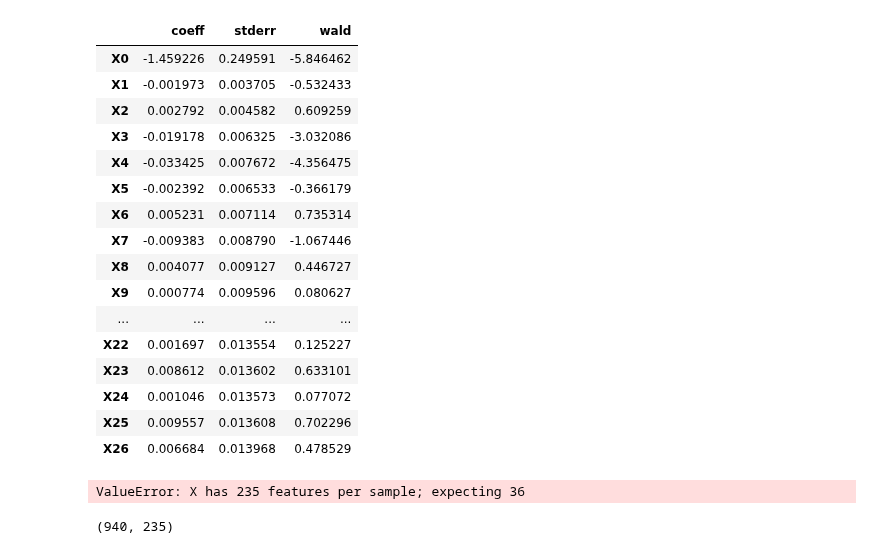
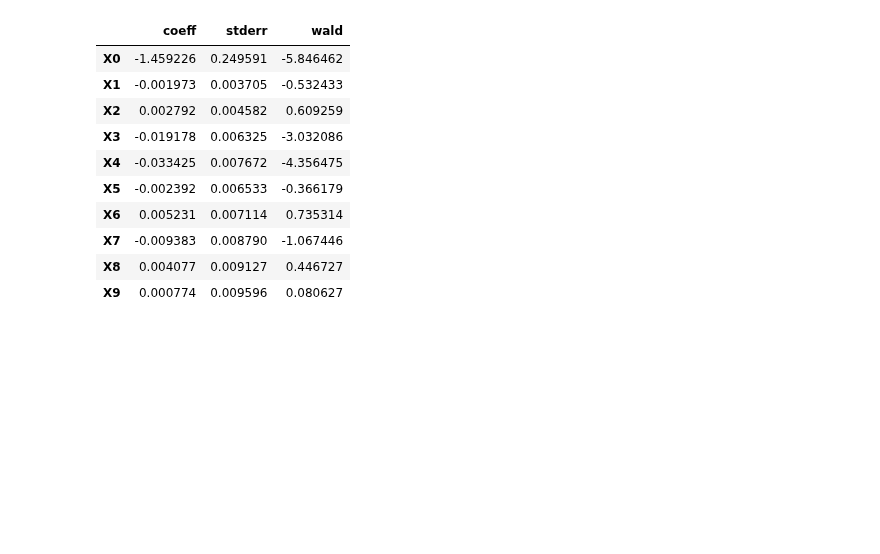
Before and after one commit to AllanLRH/master_thesis, a Jupyter notebook: joachim_exercise/results_summary.ipynb, the cells around one changed output. Saved outputs shown, nothing was run; the diff lists cells and outputs as text; code cells hidden in the pictures; blank space fills up the shorter version.

```diff
--- a/joachim_exercise/results_summary.ipynb
+++ b/joachim_exercise/results_summary.ipynb
@@ -157,43 +141,14 @@ sp_smote
 # %%
-sp_expanded_fs_pca
+sp_expanded_fs_pca.head(10)
 # %% [output]
 |  | coeff | stderr | wald |
 | X0 | -1.459226 | 0.249591 | -5.846462 |
 | X1 | -0.001973 | 0.003705 | -0.532433 |
 | X2 | 0.002792 | 0.004582 | 0.609259 |
 | X3 | -0.019178 | 0.006325 | -3.032086 |
 | X4 | -0.033425 | 0.007672 | -4.356475 |
 | X5 | -0.002392 | 0.006533 | -0.366179 |
 | X6 | 0.005231 | 0.007114 | 0.735314 |
 | X7 | -0.009383 | 0.008790 | -1.067446 |
 | X8 | 0.004077 | 0.009127 | 0.446727 |
 | X9 | 0.000774 | 0.009596 | 0.080627 |
-| ... | ... | ... | ... |
-| X22 | 0.001697 | 0.013554 | 0.125227 |
-| X23 | 0.008612 | 0.013602 | 0.633101 |
-| X24 | 0.001046 | 0.013573 | 0.077072 |
-| X25 | 0.009557 | 0.013608 | 0.702296 |
-| X26 | 0.006684 | 0.013968 | 0.478529 |
-# %%
-kpca, X, lr = pkl_load('../../allan_data/joachim_exercise_kpca_lr.pkl')
-coeff = np.concatenate([np.array(lr.intercept_), lr.coef_.flatten()])
-sp_kpca_lr = modeleval.lr_uncertainty(X, lr)
-sp_kpca_lr['wald'] = sp_kpca_lr.coeff / sp_kpca_lr.stderr
-
-# singular X-matrix
-# lr, X_tr, X_te, y_tr, y_te = pkl_load('../../allan_data/joachim_exercise_onehot_lr.pkl')
-# coeff = np.concatenate([np.array(lr.intercept_), lr.coef_.flatten()])
-# sp_onehot_lr = modeleval.lr_uncertainty(X_te, lr)
-# sp_onehot_lr['wald'] = sp_onehot_lr.coeff / sp_onehot_lr.stderr
-
-pca, X, lr = pkl_load('../../allan_data/joachim_exercise_pca_lr.pkl')
-coeff = np.concatenate([np.array(lr.intercept_), lr.coef_.flatten()])
-# X = pca.transform(X)
-sp_pca_lr = modeleval.lr_uncertainty(X, lr)
-sp_pca_lr['wald'] = sp_pca_lr.coeff / sp_pca_lr.stderr
-# %% [output]
-ValueError: X has 235 features per sample; expecting 36
-# %%
-X.shape
-# %% [output]
-(940, 235)
```
Also changed, not shown: parts of 9 cells of this notebook.
